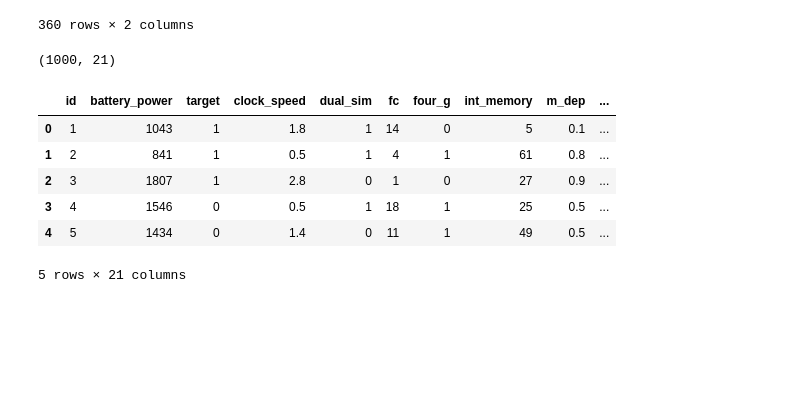
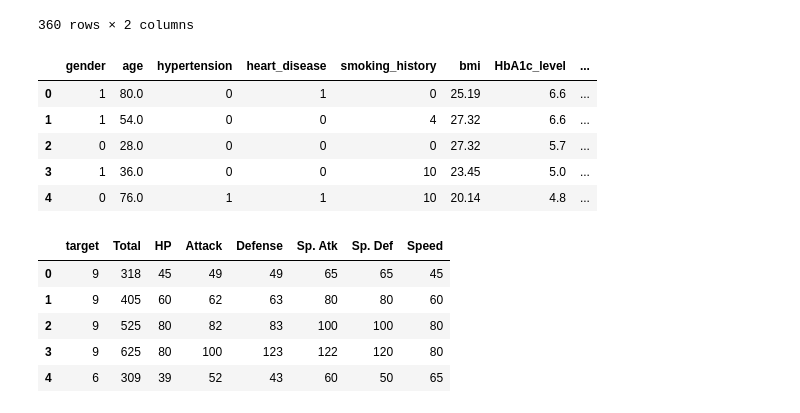
Before and after one commit to lorenzo-cm/tp1_alg2, a Jupyter notebook: a.ipynb, the cells around one changed output. Saved outputs shown, nothing was run; the diff lists cells and outputs as text; code cells hidden in the pictures; blank space fills up the shorter version.

```diff
--- a/a.ipynb
+++ b/a.ipynb
@@ -79,19 +79,37 @@ reduced_df[['x', 'y']]
 | 358 | 17.694380 | -4.986477 |
 | 359 | -23.252535 | -1.142358 |
 360 rows × 2 columns
-# %%
-df = pd.read_csv('data/mobile.csv')
-
-print(df.shape)
-
-df = df.rename(columns={'blue': 'target'})
-df.head()
-# %% [output]
-(1000, 21)
-|  | id | battery_power | target | clock_speed | dual_sim | fc | four_g | int_memory | m_dep | ... |
-| 0 | 1 | 1043 | 1 | 1.8 | 1 | 14 | 0 | 5 | 0.1 | ... |
-| 1 | 2 | 841 | 1 | 0.5 | 1 | 4 | 1 | 61 | 0.8 | ... |
-| 2 | 3 | 1807 | 1 | 2.8 | 0 | 1 | 0 | 27 | 0.9 | ... |
-| 3 | 4 | 1546 | 0 | 0.5 | 1 | 18 | 1 | 25 | 0.5 | ... |
-| 4 | 5 | 1434 | 0 | 1.4 | 0 | 11 | 1 | 49 | 0.5 | ... |
-5 rows × 21 columns
+# %%
+df = pd.read_csv('data/diabetes.csv')
+df = df.rename(columns={'diabetes': 'target'})
+df['gender'] = df['gender'].apply(lambda x: 1 if x == 'Female' else 0)
+# never = 0, No Info = 4, ever=6, former=8, not current=8, current = 10,
+df['smoking_history'] = df['smoking_history'].apply(lambda x: 0 if x == 'never' else 4 if x == 'No Info' else 5 if x == 'ever' else 8 if x == 'former' else 8 if x == 'not current' else 10)
+df.head()
+# %% [output]
+|  | gender | age | hypertension | heart_disease | smoking_history | bmi | HbA1c_level | ... |
+| 0 | 1 | 80.0 | 0 | 1 | 0 | 25.19 | 6.6 | ... |
+| 1 | 1 | 54.0 | 0 | 0 | 4 | 27.32 | 6.6 | ... |
+| 2 | 0 | 28.0 | 0 | 0 | 0 | 27.32 | 5.7 | ... |
+| 3 | 1 | 36.0 | 0 | 0 | 10 | 23.45 | 5.0 | ... |
+| 4 | 0 | 76.0 | 1 | 1 | 10 | 20.14 | 4.8 | ... |
+# %%
+df = pd.read_csv('data/pokemon.csv')
+df = df.drop(['#', 'Name', 'Type 2', 'Generation', 'Legendary'], axis=1)
+df = df.rename(columns={'Type 1': 'target'})
+unique_classes = np.unique(df['target'])
+
+type_to_number = {}
+for type in unique_classes:
+    type_to_number[type] = len(type_to_number)
+type_to_number
+
+df['target'] =  df['target'].apply(lambda x: type_to_number[x])
+df.head()
+# %% [output]
+|  | target | Total | HP | Attack | Defense | Sp. Atk | Sp. Def | Speed |
+| 0 | 9 | 318 | 45 | 49 | 49 | 65 | 65 | 45 |
+| 1 | 9 | 405 | 60 | 62 | 63 | 80 | 80 | 60 |
+| 2 | 9 | 525 | 80 | 82 | 83 | 100 | 100 | 80 |
+| 3 | 9 | 625 | 80 | 100 | 123 | 122 | 120 | 80 |
+| 4 | 6 | 309 | 39 | 52 | 43 | 60 | 50 | 65 |
```
Also changed, not shown: 9 other files.
